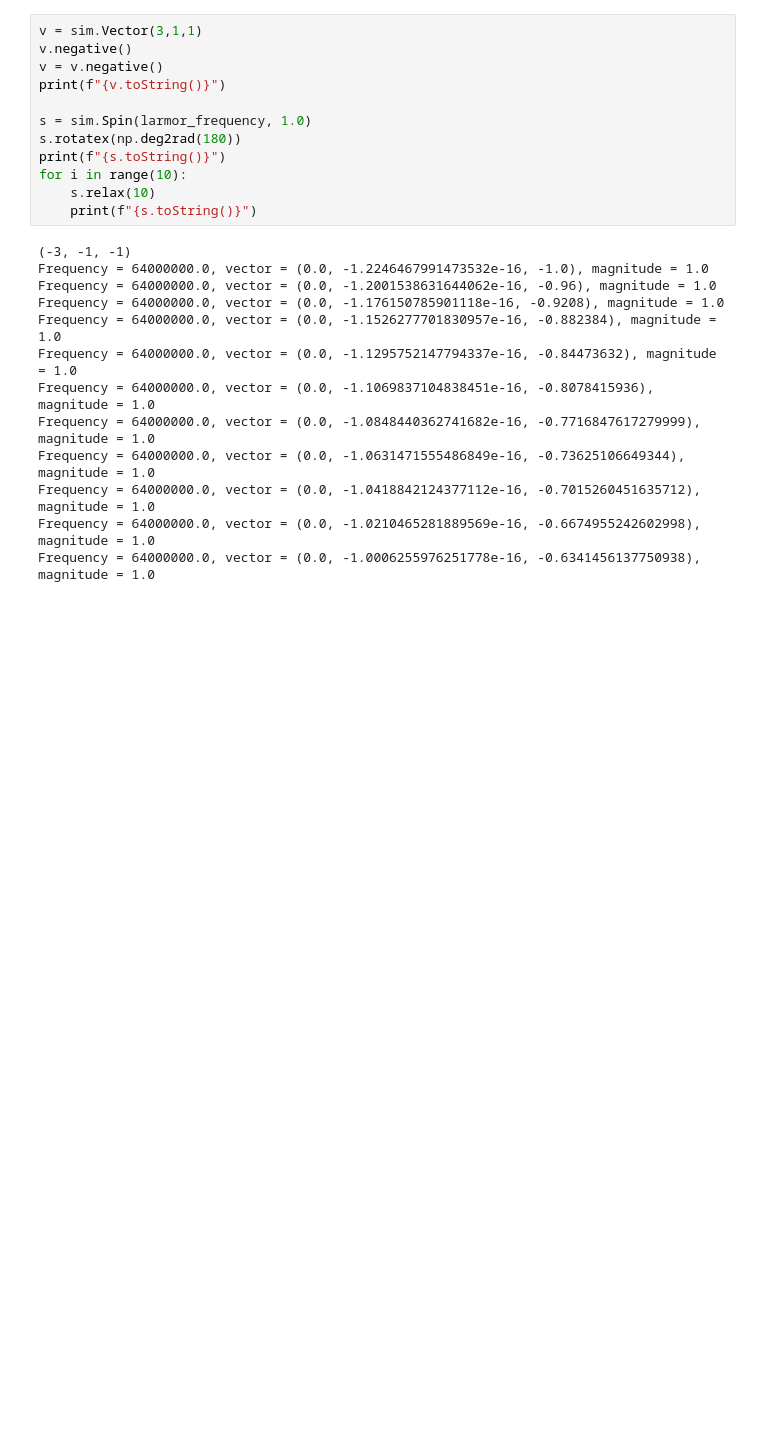
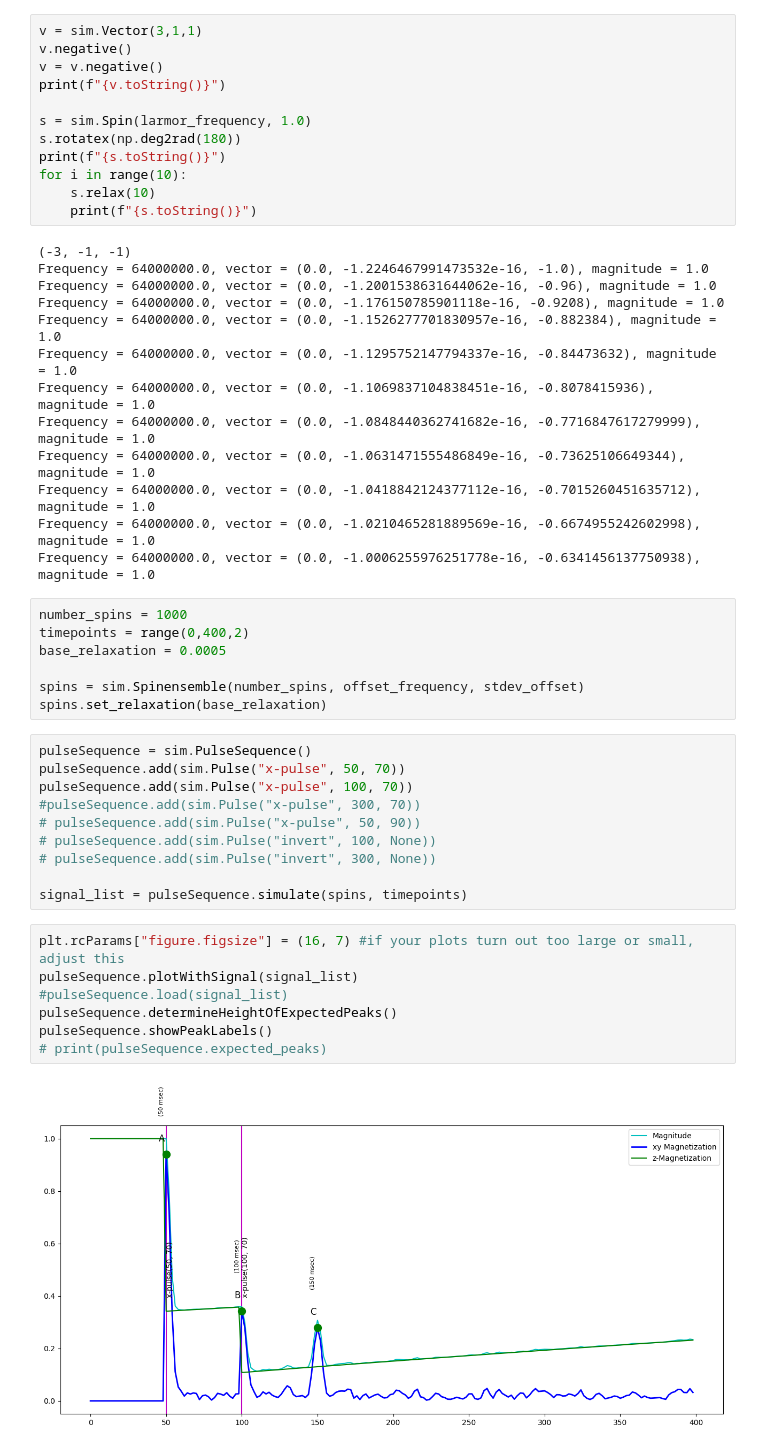
Before and after one commit to dbonekamp/spin_simulation, a Jupyter notebook: spin_simulation/relaxation.ipynb, the cells around one changed output. Cells and saved outputs as stored; diff of their text form; blank space fills up the shorter version.

```diff
--- a/spin_simulation/relaxation.ipynb
+++ b/spin_simulation/relaxation.ipynb
@@ -37,5 +37,31 @@ Frequency = 64000000.0, vector = (0.0, -1.0631471555486849e-16, -0.7362510664934
 Frequency = 64000000.0, vector = (0.0, -1.0418842124377112e-16, -0.7015260451635712), magnitude = 1.0
 Frequency = 64000000.0, vector = (0.0, -1.0210465281889569e-16, -0.6674955242602998), magnitude = 1.0
 Frequency = 64000000.0, vector = (0.0, -1.0006255976251778e-16, -0.6341456137750938), magnitude = 1.0
+# %%
+number_spins = 1000
+timepoints = range(0,400,2)
+base_relaxation = 0.0005
+
+spins = sim.Spinensemble(number_spins, offset_frequency, stdev_offset)
+spins.set_relaxation(base_relaxation)
+# %%
+pulseSequence = sim.PulseSequence()
+pulseSequence.add(sim.Pulse("x-pulse", 50, 70))
+pulseSequence.add(sim.Pulse("x-pulse", 100, 70))
+#pulseSequence.add(sim.Pulse("x-pulse", 300, 70))
+# pulseSequence.add(sim.Pulse("x-pulse", 50, 90))
+# pulseSequence.add(sim.Pulse("invert", 100, None))
+# pulseSequence.add(sim.Pulse("invert", 300, None))
+
+signal_list = pulseSequence.simulate(spins, timepoints)
+# %%
+plt.rcParams["figure.figsize"] = (16, 7) #if your plots turn out too large or small, adjust this
+pulseSequence.plotWithSignal(signal_list)
+#pulseSequence.load(signal_list)
+pulseSequence.determineHeightOfExpectedPeaks()
+pulseSequence.showPeakLabels()
+# print(pulseSequence.expected_peaks)
+# %% [output]
+[figure, added]
 # %%
 number_spins = 1000
```
Also changed, not shown: parts of 8 cells of this notebook, 1 other file.
